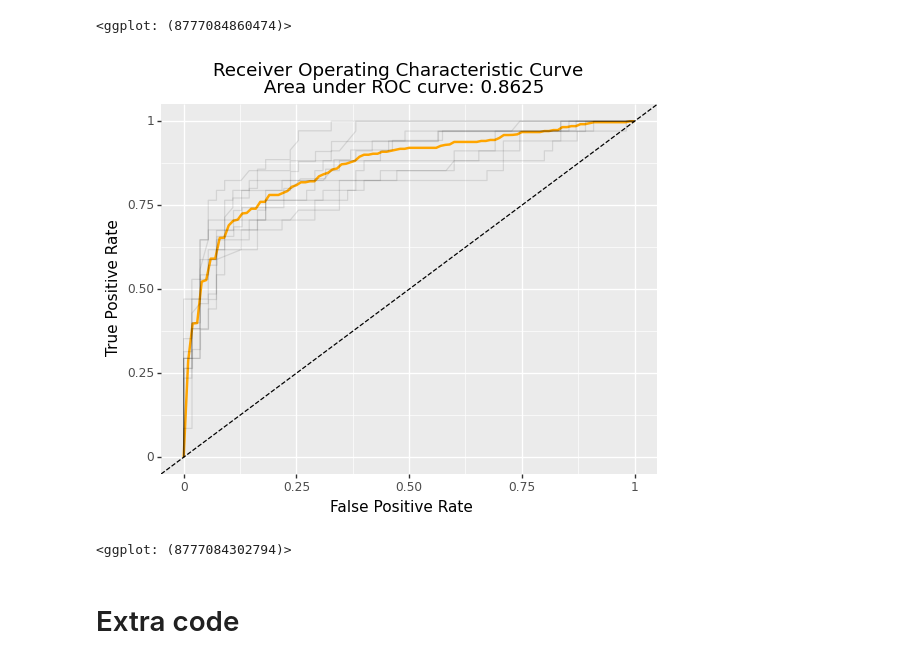
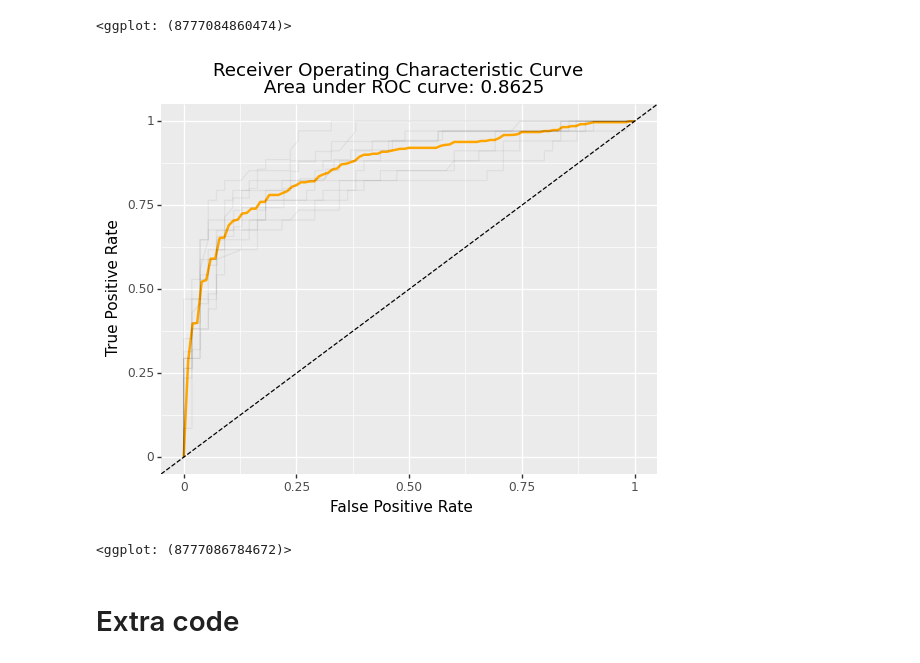
Before and after one commit to sid-basu/ml-exploration, a Jupyter notebook: kaggle-titanic/refinement_1.ipynb, the cells around one changed output. Cells and saved outputs as stored; diff of their text form; code cells hidden in the pictures.

Commit message:
make plot simpler

```diff
--- a/kaggle-titanic/refinement_1.ipynb
+++ b/kaggle-titanic/refinement_1.ipynb
@@ -710,24 +710,21 @@ df_roc_mean = (
 # %%
 auroc = metrics.auc(df_roc_mean['fpr'], df_roc_mean['tpr'])
 auroc_text = f"Area under ROC curve: {round(auroc, 4)}"
 
 roc_plot = (
     ggplot()
     + geom_line(aes(x = 'fpr', y = 'tpr'), data = df_roc_mean, size = 1, color = 'orange')
-    + geom_label(label = auroc_text, x = 1, y = 0, ha = 'right', va = 'bottom', size = 10)
- #   + geom_line(aes(x = 'fpr', y = 'tpr_upper'), data = df_roc_mean, alpha  = 0.2)
- #   + geom_line(aes(x = 'fpr', y = 'tpr_lower'), data = df_roc_mean, alpha  = 0.2)
-    + geom_line(aes(x = 'fpr', y = 'tpr', group = 'fold'), data = df_roc_curve, alpha = .1)
+    + geom_line(aes(x = 'fpr', y = 'tpr', group = 'fold'), data = df_roc_curve, alpha = .05)
     + geom_abline(intercept = 0, slope = 1, linetype = 'dashed')
     + xlab("False Positive Rate")
     + ylab("True Positive Rate")
     + ggtitle(f"Receiver Operating Characteristic Curve \n {auroc_text}")
 )
 
 roc_plot
 # %% [output]
-[figure, old version]
+[figure, new version]
-<ggplot: (8777084302794)>
+<ggplot: (8777086784672)>
 # %% [markdown]
 # Extra code
 # %%
```
